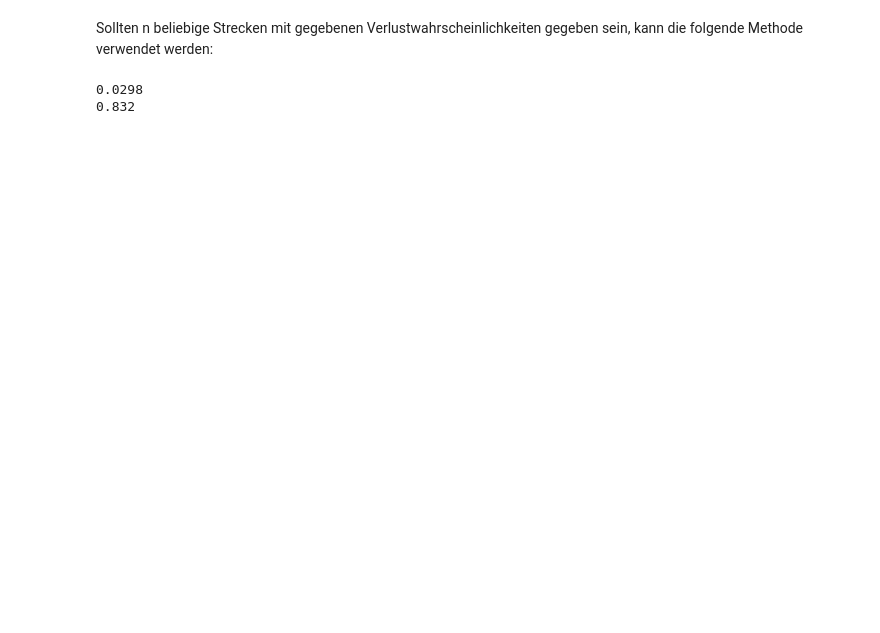
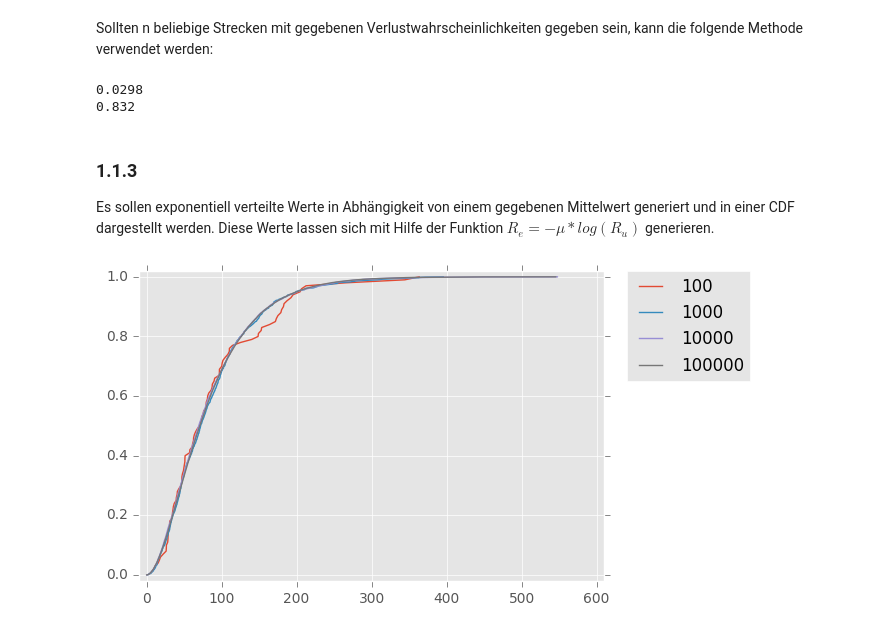
Before and after one commit to captain-proton/aise, a Jupyter notebook: documentation/source/nia/jupyter_nb/exercise_1.1.ipynb, the cells around one changed output. Drawn from its saved outputs; the diff is of its cells as text; code cells hidden in the pictures; blank space fills up the shorter version.

```diff
--- a/documentation/source/nia/jupyter_nb/exercise_1.1.ipynb
+++ b/documentation/source/nia/jupyter_nb/exercise_1.1.ipynb
@@ -230,3 +239,53 @@ print(loss((0.5, 0.4, 0.3, 0.2)))
 # %% [output]
 0.0298
 0.832
+# %% [markdown]
+### 1.1.3
+
+Es sollen exponentiell verteilte Werte in Abhängigkeit von einem gegebenen Mittelwert generiert und in einer CDF dargestellt werden. Diese Werte lassen sich mit Hilfe der Funktion $R_e = -\mu * log(R_u)$ generieren.
+# %%
+import math
+import random
+
+mu_ab = 42
+mu_bc = 42
+counts = (100, 1000, 10000, 100000)
+delay = {
+    'ab': [],
+    'bc': []
+}
+data = []
+# fuer jede teilstrecke werden zufallswerte bestimmt
+# Beispiel: delay['ab'] = [[1.0, 42.3, 60.1, 34.3], [...], [...], [..]] (numpy array!)
+for count in counts:
+    delay['ab'].append(np.array([-mu_ab * math.log(random.uniform(0, 1)) for i in range(0, count)]))
+    delay['bc'].append(np.array([-mu_bc * math.log(random.uniform(0, 1)) for i in range(0, count)]))
+
+
+# In Python werden arrays durch addition zusammengefuegt
+# [1, 2] + [3, 4] = [1, 2, 3, 4]
+# es soll aber jede verzoegerung a -> b -> c addiert werden, daher werden
+# numpy arrays verwendet.
+# np.array([1, 2]) + np.array([3, 4]) = [4, 6]
+# Beispiel: data = [([1.0, 42.3, 60.1, 34.3], 100), [...], [...], [..]]
+# ..Liste von 2-Tupeln bestehend aus einem numpy array und dem dazugehoerigen label
+data = [(delay['ab'][i] + delay['bc'][i], counts[i]) for i in range(0, len(counts))]
+
+for values, label in data:
+    # sortieren der werte zur darstellung als cdf
+    xs = sorted(values)
+    # erstellen der gleichmaeszigen werte fuer die y-achse
+    ys = np.arange(1, len(xs) + 1) / float(len(xs))
+
+    plt.plot(xs, ys, label=label)
+
+# hinzufuegen einer legende. label muss vorher durch plt.plot gegeben sein
+plt.legend(bbox_to_anchor=(1.05, 1), loc=2, borderaxespad=0.)
+
+# padding hinzufuegen
+x_min, x_max, y_min, y_max = plt.axis()
+plt.axis((x_min - 10, x_max + 10, y_min - .02, y_max + .02))
+
+plt.show()
+# %% [output]
+[figure, added]
```
Also changed, not shown: parts of 17 cells of this notebook, 3 other files.
